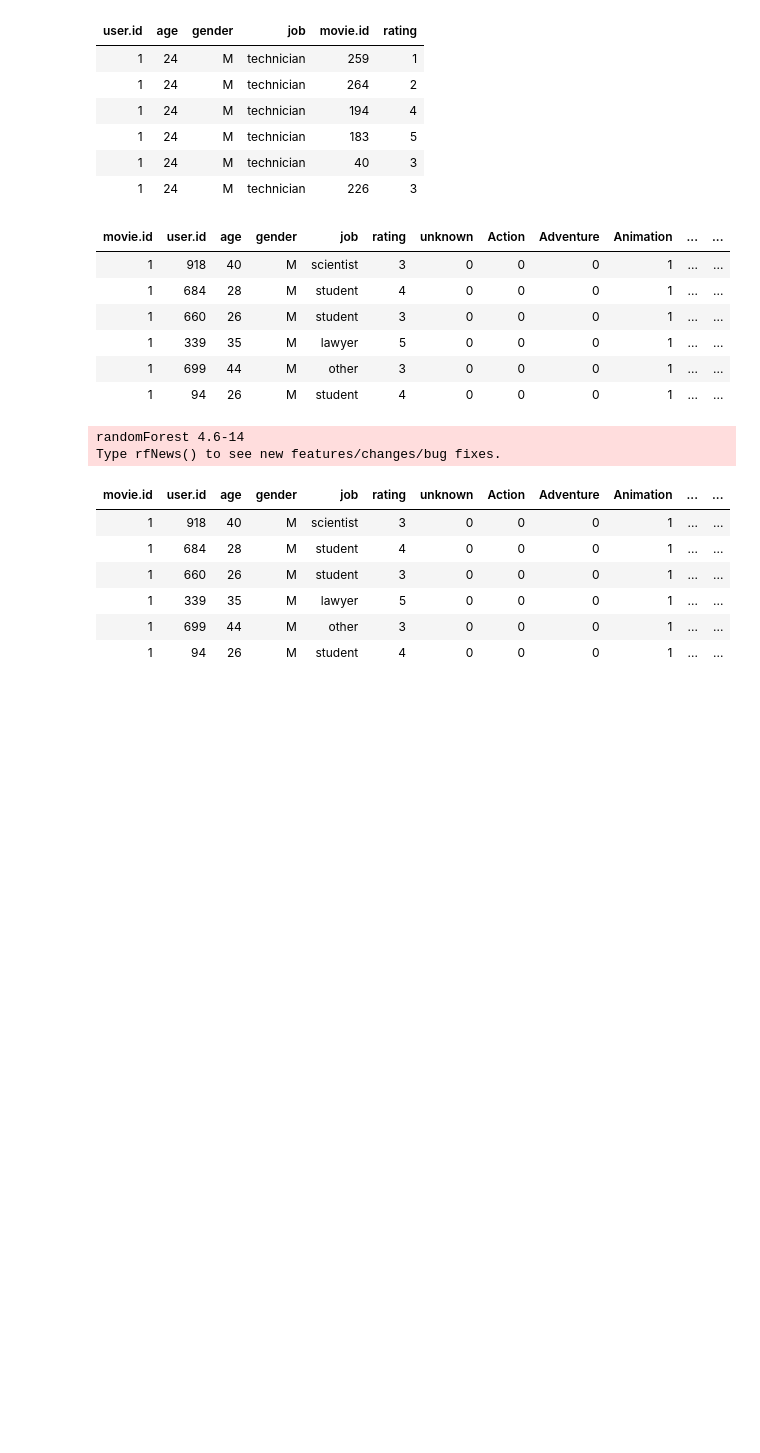
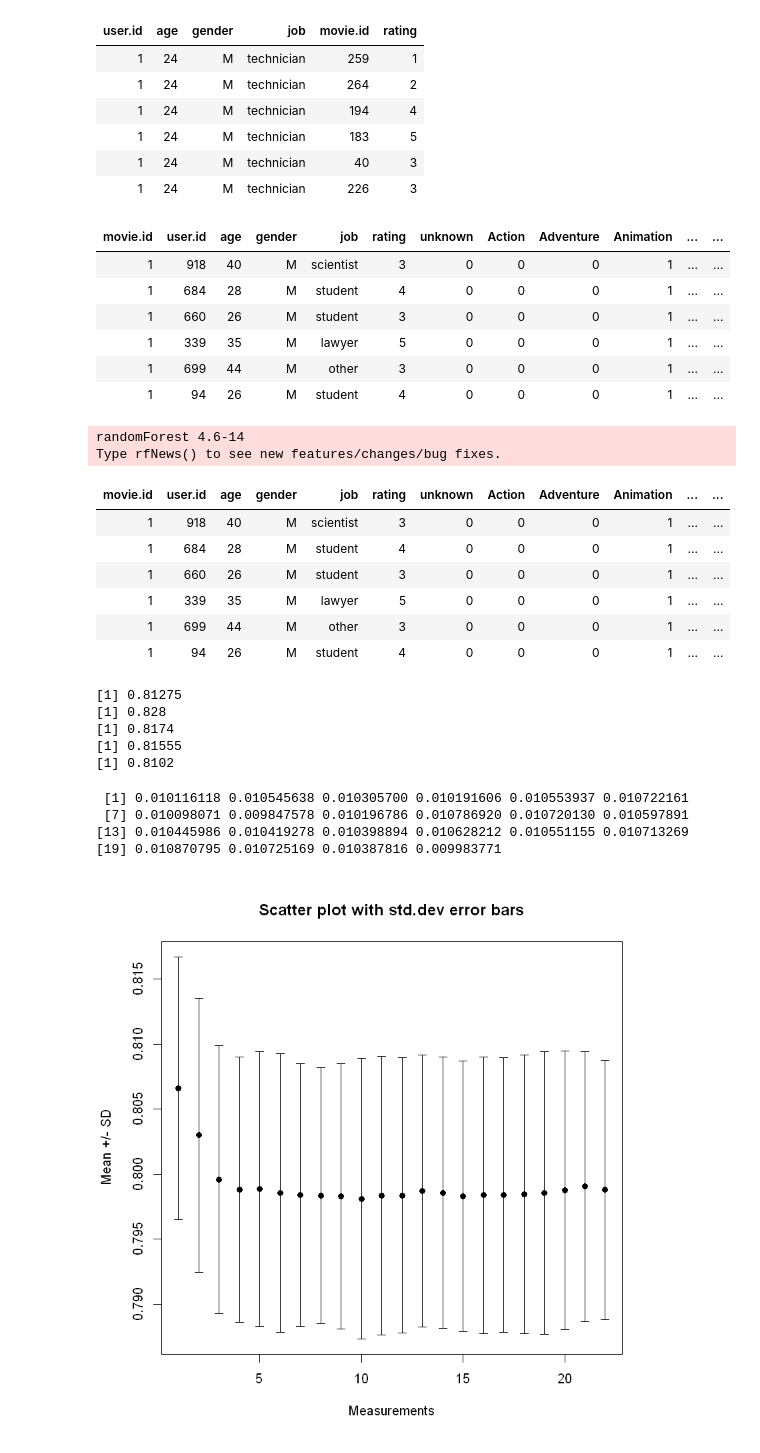
Before and after one commit to olivierp9/Recommender-System, a Jupyter notebook: projet/randomForest.ipynb, the cells around one changed output. Saved outputs shown, nothing was run; the diff lists cells and outputs as text; code cells hidden in the pictures; blank space fills up the shorter version.

```diff
--- a/projet/randomForest.ipynb
+++ b/projet/randomForest.ipynb
@@ -140,10 +140,12 @@ i.train.b <-  !i.test.b
 u.r.v.train <- u.r.v[i.train.b,]
 u.r.v.test <- u.r.v[i.test.b,]
 
-rf <- randomForest(formula, data = u.r.v.train, ntree = 10)
+rf <- randomForest(formula, data = u.r.v.train, ntree = 50)
 new.m <- m
+i.test.c <- rep(FALSE,943*1682)
 for (j in seq_len(fold.size)){
     new.m[u.r.v.test[j,2],u.r.v.test[j,1]]<-0
+    i.test.c[943*(u.r.v.test[j,1]-1)+u.r.v.test[j,2]]<-TRUE
 }
 for (k in seq_len(943)){
     for (l in seq_len(1682)){
@@ -152,9 +154,11 @@ for (k in seq_len(943)){
         }
     }
 }
-write.table(new.m,file=paste("randomForest", toString(i), ".csv", sep = "")) # drops the rownames
+write.table(new.m,file=paste("rF2_", toString(i), ".csv", sep = "")) # drops the rownames
+write.table(i.test.c,file=paste("rFTestc2_", toString(i), ".csv", sep = "")) # drops the rownames
+write.table(i.test.b,file=paste("rFTestb2_", toString(i), ".csv", sep = "")) # drops the rownames
 m.train <- new.m
-m.train <- m.train/5
+m.train <- m.train
 m.svd <- svd(m.train)
 to.plot<-rbind(to.plot,unlist(lapply(seq(22), new.m.cv)))
     }
@@ -160,0 +180,34 @@ to.plot<-rbind(to.plot,unlist(lapply(seq(22), new.m.cv)))
+# %%
+for (i in 1:5){
+m.train <- data.matrix(table[[i]])
+i.test.c <- unlist(test[[i]])
+print(mae(m.train[i.test.c],m.na[i.test.c]))
+m.svd <- svd(m.train)
+to.plot<-rbind(to.plot,unlist(lapply(seq(22), new.m.cv)))
+    }
+# %% [output]
+[1] 0.81275
+[1] 0.828
+[1] 0.8174
+[1] 0.81555
+[1] 0.8102
+# %%
+to.plot<-apply(to.plot,2,unlist)
+# %%
+sdev <- apply(to.plot,2,sd)
+sdev
+avg <- colMeans(to.plot)
+x <- 1:length(avg)
+# %% [output]
+ [1] 0.010116118 0.010545638 0.010305700 0.010191606 0.010553937 0.010722161
+ [7] 0.010098071 0.009847578 0.010196786 0.010786920 0.010720130 0.010597891
+[13] 0.010445986 0.010419278 0.010398894 0.010628212 0.010551155 0.010713269
+[19] 0.010870795 0.010725169 0.010387816 0.009983771
+# %%
+plot(x,colMeans(to.plot),ylim=range(c(avg-sdev, avg+sdev)),pch=19, xlab="Measurements", ylab="Mean +/- SD",
+    main="Scatter plot with std.dev error bars"
+)
+# hack: we draw arrows but with very special "arrowheads"
+arrows(x, avg-sdev, x, avg+sdev, length=0.05, angle=90, code=3)
+# %% [output]
+[figure, added]
```
Also changed, not shown: parts of 7 cells of this notebook, 54 other files.
